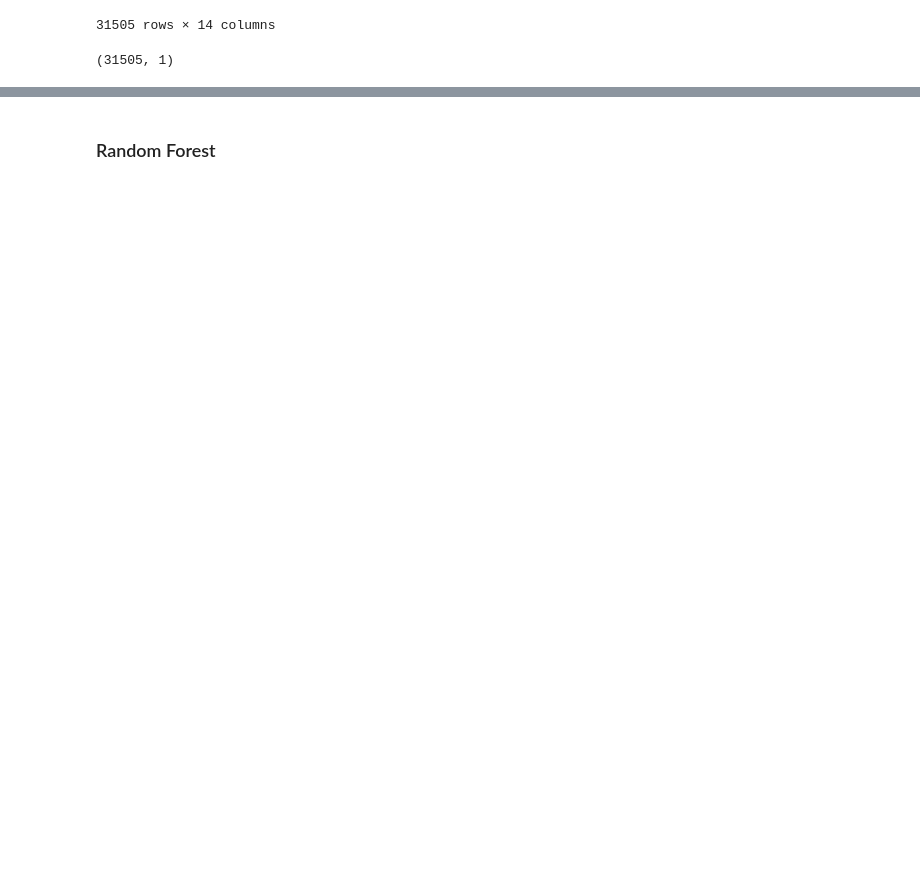
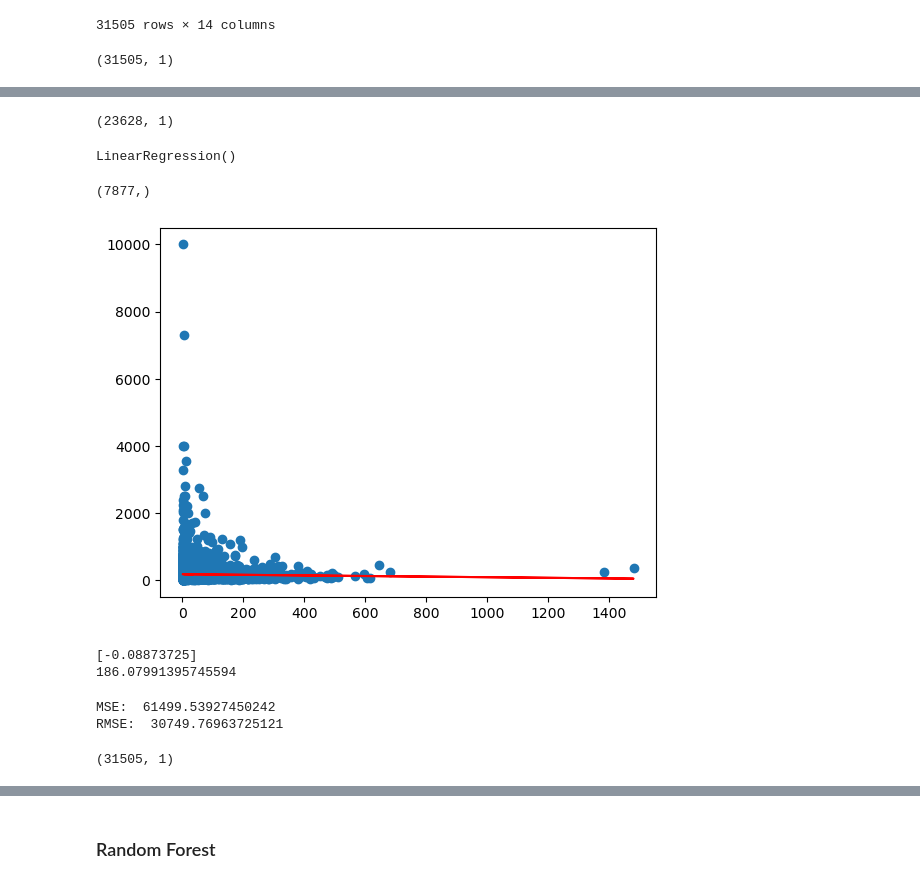
Before and after one commit to lkachury/airbnb_final_project, a Jupyter notebook: Machine_Learning.ipynb, the cells around one changed output, grey strips where cells are left out. Cells and saved outputs as stored; diff of their text form; code cells hidden in the pictures; blank space fills up the shorter version.

```diff
--- a/Machine_Learning.ipynb
+++ b/Machine_Learning.ipynb
@@ -162,7 +163,9 @@ listings_df
 | 31504 | 48971505 | Just Blocks to Grove PATH and JC ... | 46201 | J | 40.718350 | -74.044160 | 40 | 1 | 15 | ... |
 31505 rows × 14 columns
 # %%
-X = listings_df.room_type.values.reshape(-1, 1)
+#format the data to meet the requirements of the scikit learn library
+#Linear Regression number of reviews and price
+X = listings_df.number_of_reviews.values.reshape(-1, 1)
 X[:5]
 X.shape
 # %% [output]
@@ -178,0 +189,5 @@ print(y_pred.shape)
+# %%
+X_train, X_test, Y_train, Y_test = train_test_split(X,y,random_state=1)
+X_train.shape
+# %% [output]
+(23628, 1)
@@ -178,0 +196,35 @@ print(y_pred.shape)
+# %%
+model.fit(X, y)
+# %% [output]
+LinearRegression()
+# %%
+y_pred = model.predict(X_test)
+print(y_pred.shape)
+# %% [output]
+(7877,)
+# %%
+plt.scatter(X_test, Y_test)
+plt.plot(X_test, y_pred, color='red')
+plt.show()
+# %% [output]
+[figure, added]
+# %%
+print(model.coef_)
+print(model.intercept_)
+# %% [output]
+[-0.08873725]
+186.07991395745594
+# %%
+mse = mean_squared_error(Y_test, y_pred)
+print("MSE: ",mse)
+print("RMSE: ", mse*(1/2.0))
+# %% [output]
+MSE:  61499.53927450242
+RMSE:  30749.76963725121
+# %%
+#Linear Regression last reviewed date and price
+X = listings_df.days_since_last_review.values.reshape(-1, 1)
+X[:5]
+X.shape
+# %% [output]
+(31505, 1)
```
Also changed, not shown: parts of 50 cells of this notebook.
